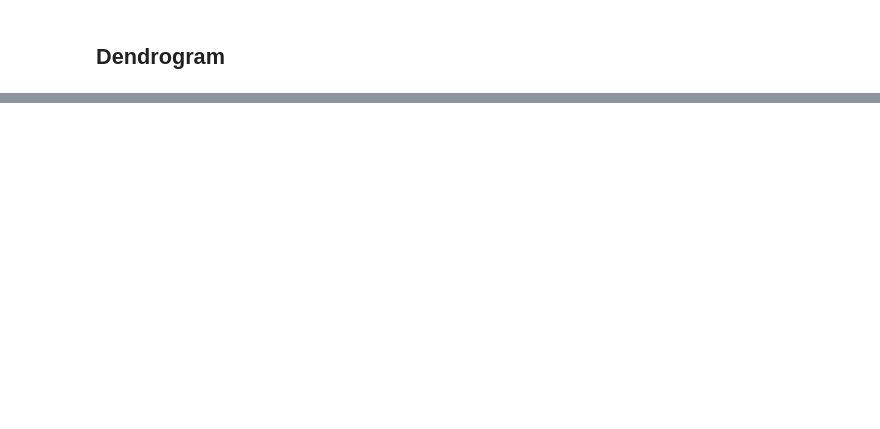
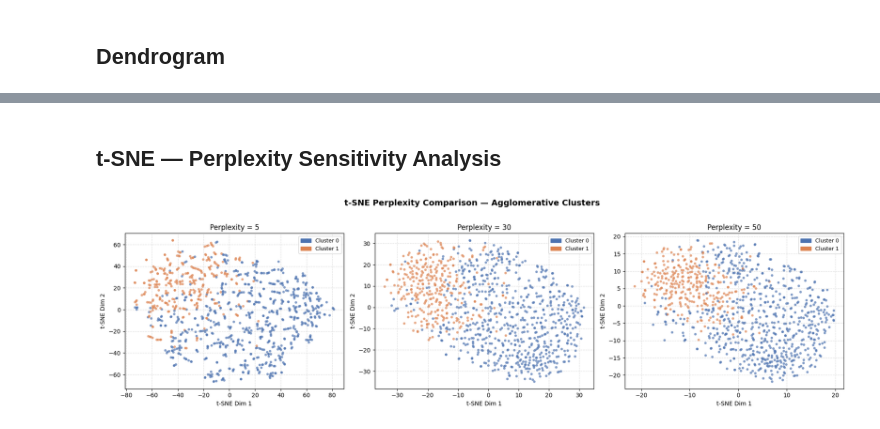
Before and after one commit to jiraphat48026/HR-Machine-Learning-Project, a Jupyter notebook: models/agglomerative_clustering.ipynb, the cells around one changed output, grey strips where cells are left out. Cells and saved outputs as stored; diff of their text form; code cells hidden in the pictures; blank space fills up the shorter version.

```diff
--- a/models/agglomerative_clustering.ipynb
+++ b/models/agglomerative_clustering.ipynb
@@ -360,0 +424,29 @@ plt.show()
+# %% [markdown]
+## t-SNE — Perplexity Sensitivity Analysis
+# %%
+# ── Compare three perplexity values side-by-side ──────────────────────────
+perplexities = [5, 30, 50]
+fig, axes = plt.subplots(1, 3, figsize=(18, 5))
+
+for ax, perp in zip(axes, perplexities):
+    tsne_p = TSNE(n_components=2, perplexity=perp, max_iter=1000, random_state=42)
+    X_p    = tsne_p.fit_transform(X)
+    ax.scatter(
+        X_p[:, 0], X_p[:, 1],
+        c=[cluster_colors[l] for l in labels],
+        s=18, alpha=0.7, edgecolors="none"
+    )
+    patch0 = mpatches.Patch(color=cluster_colors[0], label="Cluster 0")
+    patch1 = mpatches.Patch(color=cluster_colors[1], label="Cluster 1")
+    ax.legend(handles=[patch0, patch1], fontsize=9)
+    ax.set_title(f"Perplexity = {perp}", fontsize=12)
+    ax.set_xlabel("t-SNE Dim 1")
+    ax.set_ylabel("t-SNE Dim 2")
+    ax.grid(True, linestyle="--", alpha=0.4)
+
+plt.suptitle("t-SNE Perplexity Comparison — Agglomerative Clusters",
+             fontsize=14, fontweight="bold", y=1.02)
+plt.tight_layout()
+plt.show()
+# %% [output]
+[figure, added]
```
Also changed, not shown: parts of 5 cells of this notebook, 2 other files.
